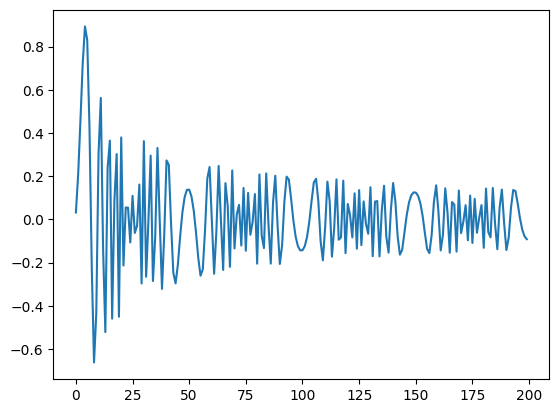
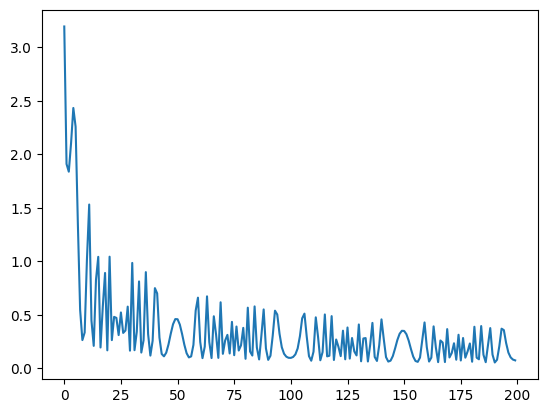
The notebook cell's code change between the first figure and the second:
--- before
+++ after
@@ -1,2 +1,2 @@
 x = np.linspace(0.1,50,200)
-plt.plot(np.sin(x**2) / np.sqrt(x) );
+plt.plot(np.exp(np.sin(x**2)) / np.sqrt(x) );

Commit: wip: portals nodes added